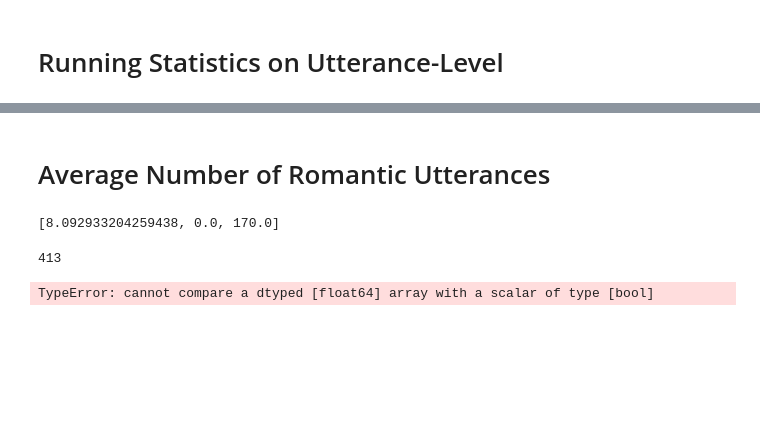
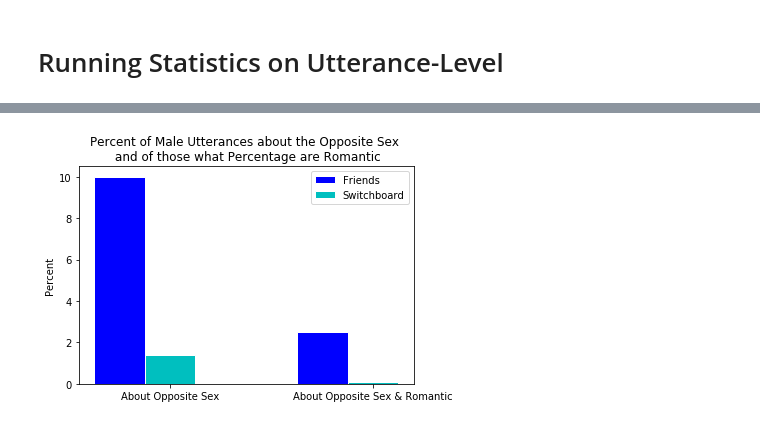
Before and after one commit to emtseng/Cornell-Conversational-Analysis-Toolkit, a Jupyter notebook: transform-switchboard.ipynb, the cells around one changed output, grey strips where cells are left out. Cells and saved outputs as stored; diff of their text form; code cells hidden in the pictures; blank space fills up the shorter version.

Commit message:
Add updated switchboard analysis

```diff
--- a/transform-switchboard.ipynb
+++ b/transform-switchboard.ipynb
@@ -230,50 +174,30 @@ print(r)
-# %% [markdown]
-# Average Number of Romantic Utterances
-# %%
-def calculate_average(row):
-    return ((row['romantic'])/(row['total_utterances']))*100
-
-r.apply(calculate_average, axis=1)
-r['avg_rom'] = r.apply(calculate_average, axis=1)
-
-avg_rom=[]
-x= r['avg_rom'].mean()
-avg_rom.append(x)
-
-y= r['avg_rom'].min()
-avg_rom.append(y)
-
-z= r['avg_rom'].max()
-avg_rom.append(z)
-
-
-print(avg_rom)
-# %% [output]
-[8.092933204259438, 0.0, 170.0]
-# %%
-#Female
-
-#Total number of female-male only conversations
-f_all = len(r[(r['male-female']==0) & (r['female-male']>=1)]) # (255)
-print(f_all)
-#Total number of female-male only conversations with no romantic
-f_nr = len(r[(r['male-female']==0) & (r['female-male']>=1)] & (r['romantic']==0))
-print(f_nr)
-#Total number of female-male only conversations with some romantic
-f_r = len(r[(r['male-female']==0) & (r['female-male']>=1)] & (r['romantic']>=1))
-print(f_r)
-
-#Male
-
-#Total number of male-female only conversations
-f_all = len(r[(r['female-male']==0) & (r['male-female']>=1)]) # (255)
-print(f_all)
-#Total number of male-female only conversations with no romantic
-f_nr = len(r[(r['female-male']==0) & (r['male-female']>=1)] & (r['romantic']==0))
-print(f_nr)
-#Total number of male-female only conversations with some romantic
-f_r = len(r[(r['female-male']==0) & (r['male-female']>=1)] & (r['romantic']>=1))
-print(f_r)
-# %% [output]
-413
-TypeError: cannot compare a dtyped [float64] array with a scalar of type [bool]
+# %%
+import matplotlib.pyplot as plt
+import numpy as np
+import pandas as pd
+
+#Comparing Male about Female and Female about Male Conversations (%)
+bars1=[10, 2.5]
+bars2=[perc_male_about_female, perc_male_about_female_rom]
+barWidth=.25
+
+# Set position of bar on X axis
+r1 = np.arange(len(bars1))
+r2 = [x + barWidth for x in r1]
+
+# Make the plot
+plt.bar(r1, bars1, color='b', width=barWidth, edgecolor='white', label='Friends')
+plt.bar(r2, bars2, color='c', width=barWidth, edgecolor='white', label='Switchboard')
+
+# Add xticks on the middle of the group bars
+plt.xlabel('group', fontweight='bold')
+plt.xticks([r + barWidth for r in range(len(bars1))], ['About Opposite Sex', 'About Opposite Sex & Romantic'])
+
+# Create legend & Show graphic
+plt.title('Percent of Male Utterances about the Opposite Sex \n and of those what Percentage are Romantic')
+plt.ylabel('Percent')
+plt.xlabel('')
+plt.legend()
+plt.show()
+# %% [output]
+[figure, added]
```
Also changed, not shown: parts of 12 cells of this notebook.
